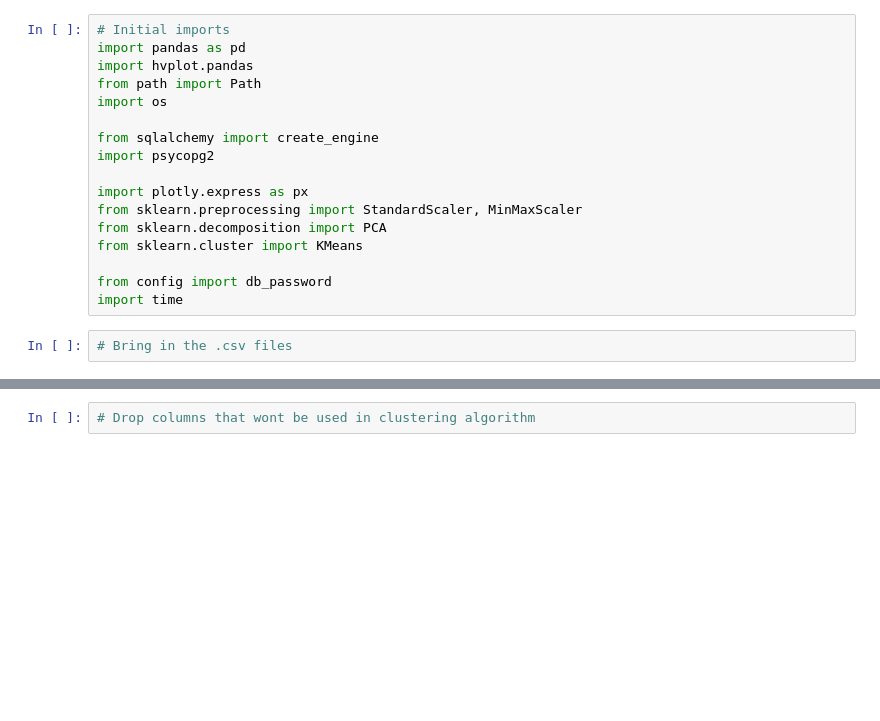
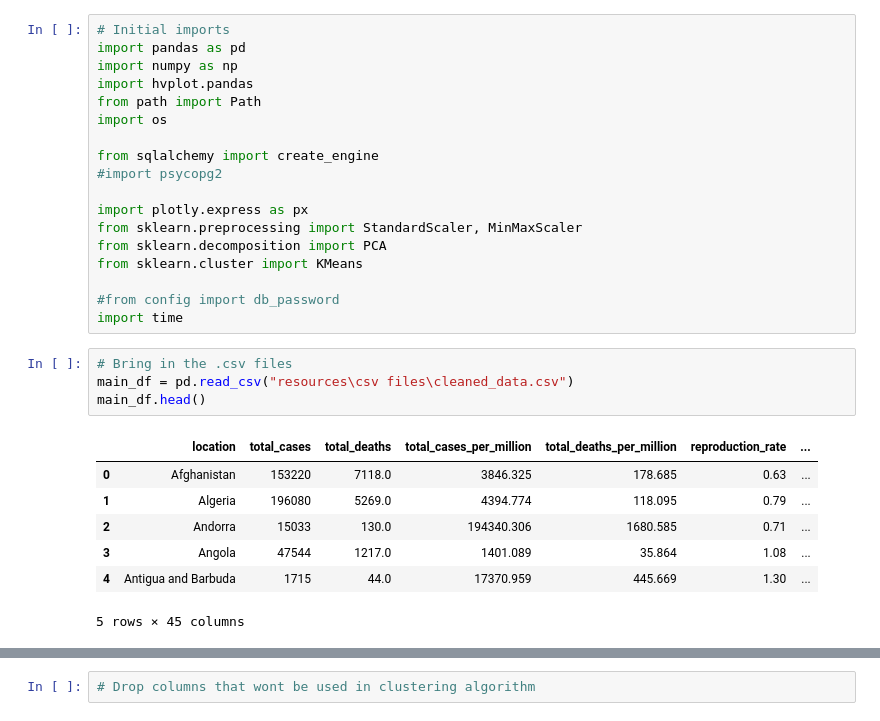
Before and after one commit to bazibuhejm/covid-19_data-set-Group-IV, a Jupyter notebook: Vaccine_ML_Outline.ipynb, the cells around one changed output, grey strips where cells are left out. Cells and saved outputs as stored; diff of their text form; blank space fills up the shorter version.

```diff
--- a/Vaccine_ML_Outline.ipynb
+++ b/Vaccine_ML_Outline.ipynb
@@ -1,21 +1,32 @@
 # %%
 # Initial imports
 import pandas as pd
+import numpy as np
 import hvplot.pandas
 from path import Path
 import os
 
 from sqlalchemy import create_engine
-import psycopg2
+#import psycopg2
 
 import plotly.express as px
 from sklearn.preprocessing import StandardScaler, MinMaxScaler
 from sklearn.decomposition import PCA
 from sklearn.cluster import KMeans
 
-from config import db_password
+#from config import db_password
 import time
 # %%
 # Bring in the .csv files
+main_df = pd.read_csv("resources\csv files\cleaned_data.csv")
+main_df.head()
+# %% [output]
+|  | location | total_cases | total_deaths | total_cases_per_million | total_deaths_per_million | reproduction_rate | ... |
+| 0 | Afghanistan | 153220 | 7118.0 | 3846.325 | 178.685 | 0.63 | ... |
+| 1 | Algeria | 196080 | 5269.0 | 4394.774 | 118.095 | 0.79 | ... |
+| 2 | Andorra | 15033 | 130.0 | 194340.306 | 1680.585 | 0.71 | ... |
+| 3 | Angola | 47544 | 1217.0 | 1401.089 | 35.864 | 1.08 | ... |
+| 4 | Antigua and Barbuda | 1715 | 44.0 | 17370.959 | 445.669 | 1.30 | ... |
+5 rows × 45 columns
 # %%
 # Clean up the files
```
Also changed, not shown: parts of 13 cells of this notebook.
